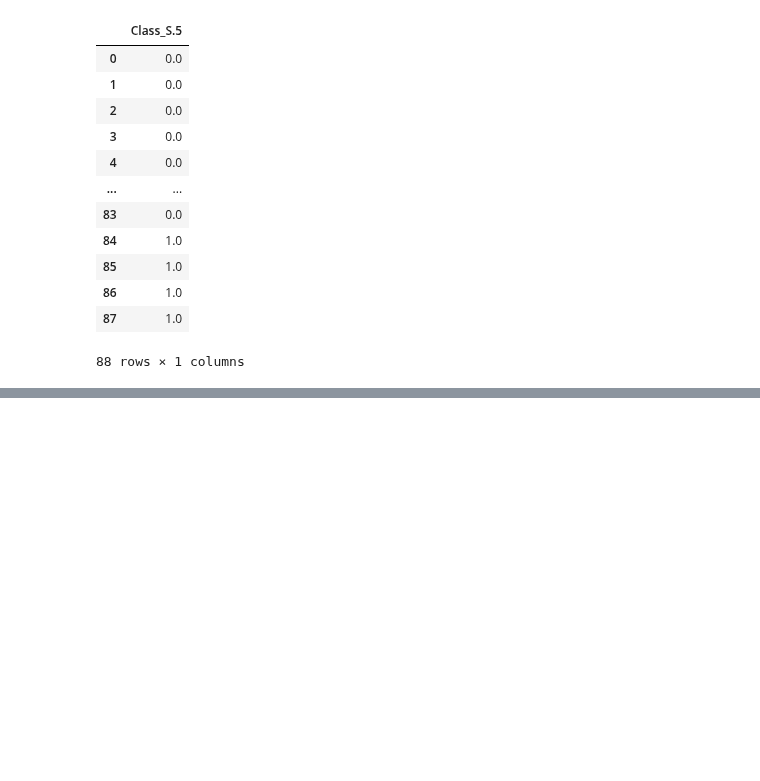
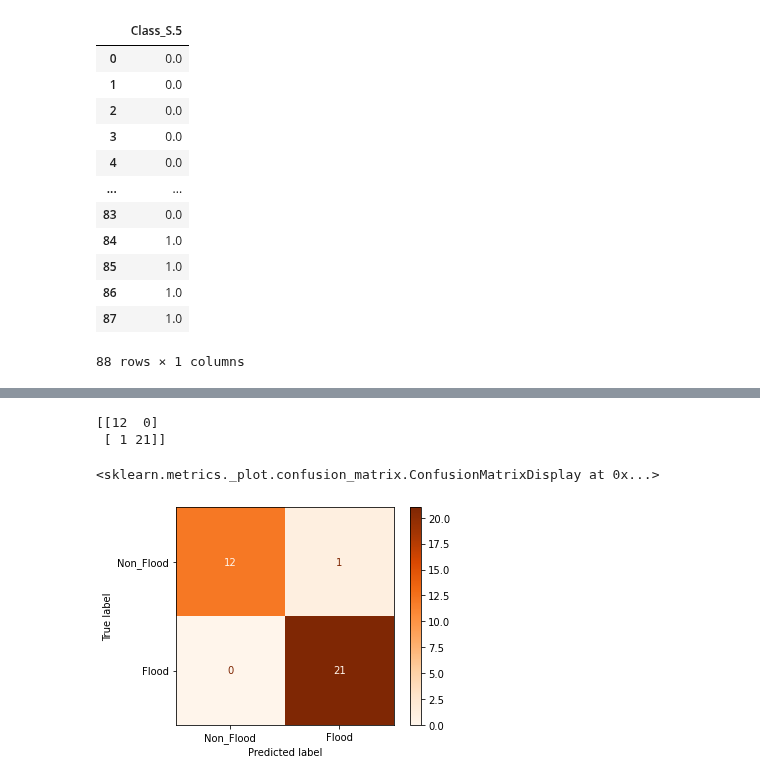
Before and after one commit to TermProject702/Flooding702, a Jupyter notebook: Model.ipynb, the cells around one changed output, grey strips where cells are left out. Drawn from its saved outputs; the diff is of its cells as text; code cells hidden in the pictures; blank space fills up the shorter version.

```diff
--- a/Model.ipynb
+++ b/Model.ipynb
@@ -499,0 +533,3 @@ X_over_train_S, X_over_test_S, y_over_train_S, y_over_test_S = train_test_split(
+# %%
+y_over_pred_S = Lr.predict(X_over_test_S)
+print(classification_report(y_over_test_S, y_over_pred_S))
@@ -499,0 +545,8 @@ X_over_train_S, X_over_test_S, y_over_train_S, y_over_test_S = train_test_split(
+# %%
+print(confusion_matrix(y_over_pred_S, y_over_test_S))
+plot_confusion_matrix(Lr, X_over_test_S, y_over_test_S, display_labels=["Non_Flood", "Flood"], cmap=plt.cm.Oranges)
+# %% [output]
+[[12  0]
+ [ 1 21]]
+<sklearn.metrics._plot.confusion_matrix.ConfusionMatrixDisplay at 0x...>
+[figure, added]
```
Also changed, not shown: parts of 7 cells of this notebook.
